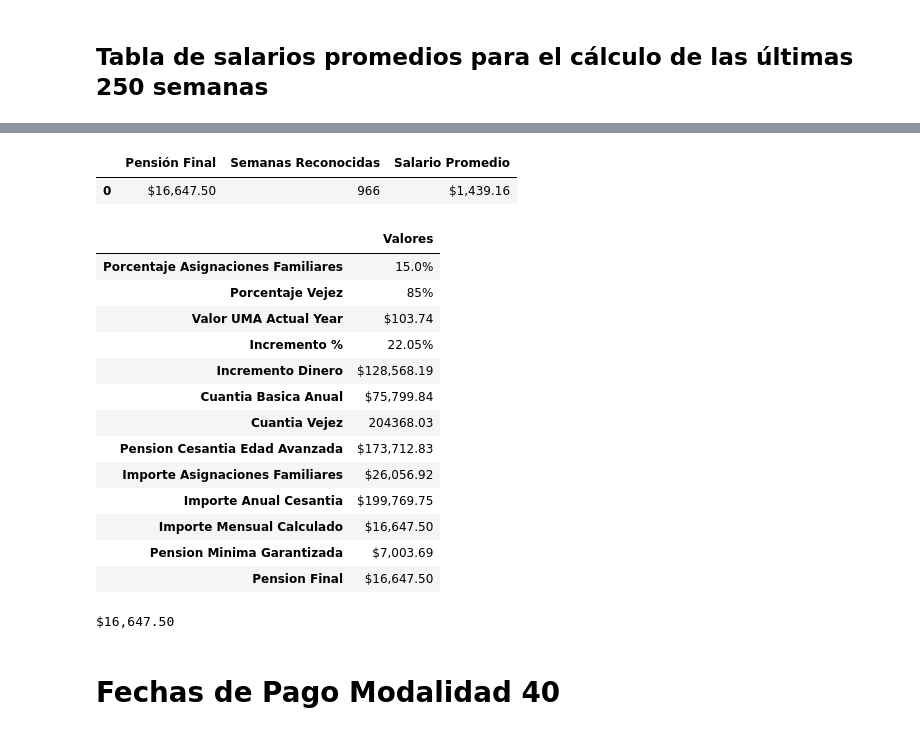
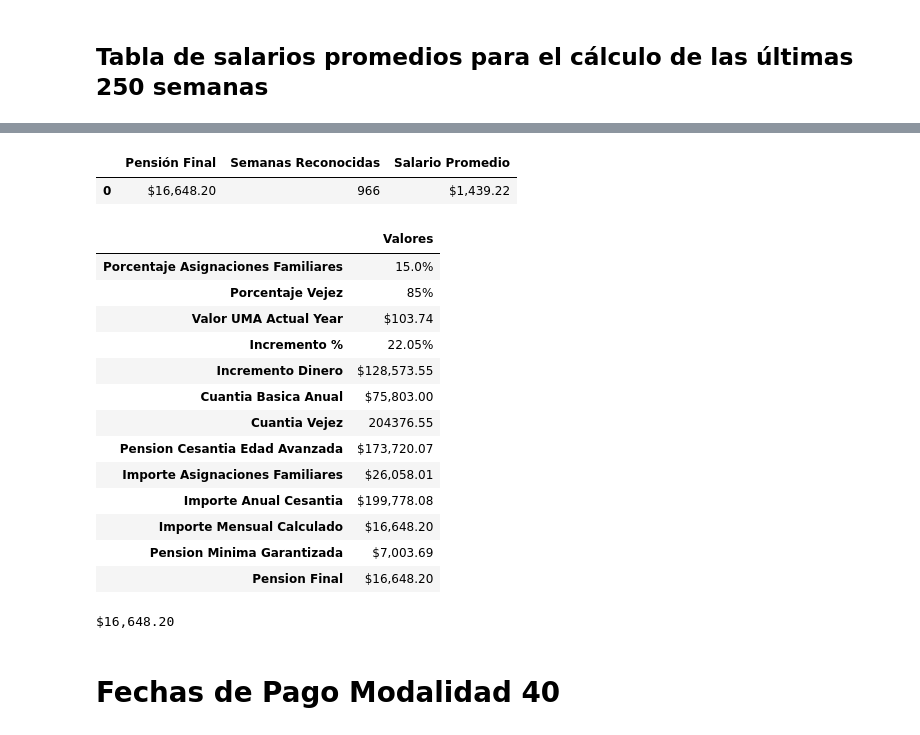
Before and after one commit to Alfonzo1114/streamlit, a Jupyter notebook: Pensiones_V3.ipynb, the cells around one changed output, grey strips where cells are left out. Drawn from its saved outputs; the diff is of its cells as text; code cells hidden in the pictures.

```diff
--- a/Pensiones_V3.ipynb
+++ b/Pensiones_V3.ipynb
@@ -19,7 +19,7 @@ def file_path_fcn(file_path=None):
     return file_path
 
 file_path ='REPORTES/KENA.pdf'
-
+file_path ='REPORTES/LUPITA.pdf'
 # file_path = file_path_fcn(file_path=file_path)
 file_path = file_path_fcn(file_path)
 file_path
@@ -732,7 +741,7 @@ Salario Promedio:
 edad_pension = 62 #@param {type:"integer"}
 year = 2023 #@param {type:"integer"}
 semanas_reconocidas = 966 #@param {type:"integer"}
-salario_promedio = 1439.16 #@param {type:"number"}
+salario_promedio = 1439.22 #@param {type:"number"}
 porcentaje_asignaciones = 0.15 #@param {type:"number"}
 
 class PensionManual:
@@ -899,44 +908,44 @@ class PensionManual:
                                    'Cuantia Basica Anual': [convert_double_currency(self.cuantia_basica_anual)],
                                    'Cuantia Vejez': [self.cuantia_vejez],
                                    'Pension Cesantia Edad Avanzada': [convert_double_currency(self.pension_cesantia_edad_avanzada)],
                                    'Importe Asignaciones Familiares': [convert_double_currency(self.importe_asignaciones_familiares)],
                                    'Importe Anual Cesantia': [convert_double_currency(self.importe_anual_cesantia)],
                                    'Importe Mensual Calculado': [convert_double_currency(self.importe_mensual_calculado)],
                                    'Pension Minima Garantizada': [convert_double_currency(self.pension_minima_garantizada)],
                                    'Pension Final': [convert_double_currency(self.pension_final)]
                                    })
 
         detalles_df = round(detalles_df.T, 2)
         # We will rename the column
         detalles_df.columns = ['Valores']
         return pension_df, detalles_df
 
 # Example Usage
 pension_manual = PensionManual(edad_pension=edad_pension, year=year, semanas_reconocidas=semanas_reconocidas, salario_promedio=salario_promedio, porcentaje_asignaciones=porcentaje_asignaciones)
 
 pension_df, detalles_df = pension_manual.calculo_pension()
 display(pension_df)
 display(detalles_df)
 pension_final = detalles_df.loc['Pension Final']['Valores']
 print(pension_final)
 # %% [output]
 |  | Pensión Final | Semanas Reconocidas | Salario Promedio |
-| 0 | $16,647.50 | 966 | $1,439.16 |
+| 0 | $16,648.20 | 966 | $1,439.22 |
 |  | Valores |
 | Porcentaje Asignaciones Familiares | 15.0% |
 | Porcentaje Vejez | 85% |
 | Valor UMA Actual Year | $103.74 |
 | Incremento % | 22.05% |
-| Incremento Dinero | $128,568.19 |
-| Cuantia Basica Anual | $75,799.84 |
-| Cuantia Vejez | 204368.03 |
-| Pension Cesantia Edad Avanzada | $173,712.83 |
-| Importe Asignaciones Familiares | $26,056.92 |
-| Importe Anual Cesantia | $199,769.75 |
-| Importe Mensual Calculado | $16,647.50 |
+| Incremento Dinero | $128,573.55 |
+| Cuantia Basica Anual | $75,803.00 |
+| Cuantia Vejez | 204376.55 |
+| Pension Cesantia Edad Avanzada | $173,720.07 |
+| Importe Asignaciones Familiares | $26,058.01 |
+| Importe Anual Cesantia | $199,778.08 |
+| Importe Mensual Calculado | $16,648.20 |
 | Pension Minima Garantizada | $7,003.69 |
-| Pension Final | $16,647.50 |
+| Pension Final | $16,648.20 |
-$16,647.50
+$16,648.20
 # %% [markdown]
 # Fechas de Pago Modalidad 40
 # %%
```
Also changed, not shown: parts of 12 cells of this notebook.
